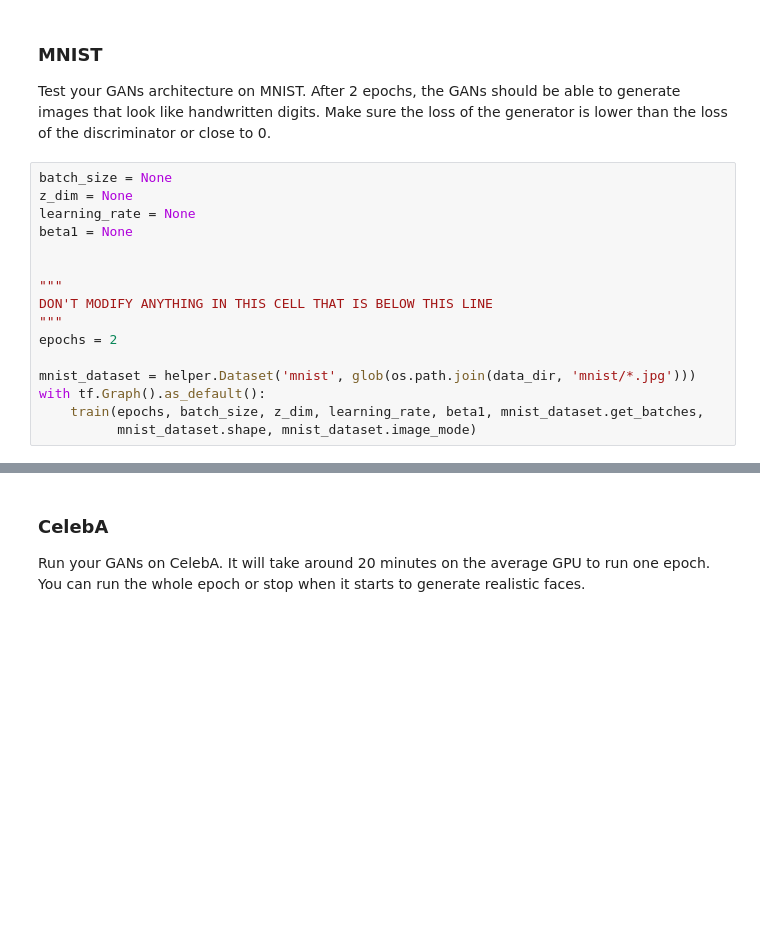
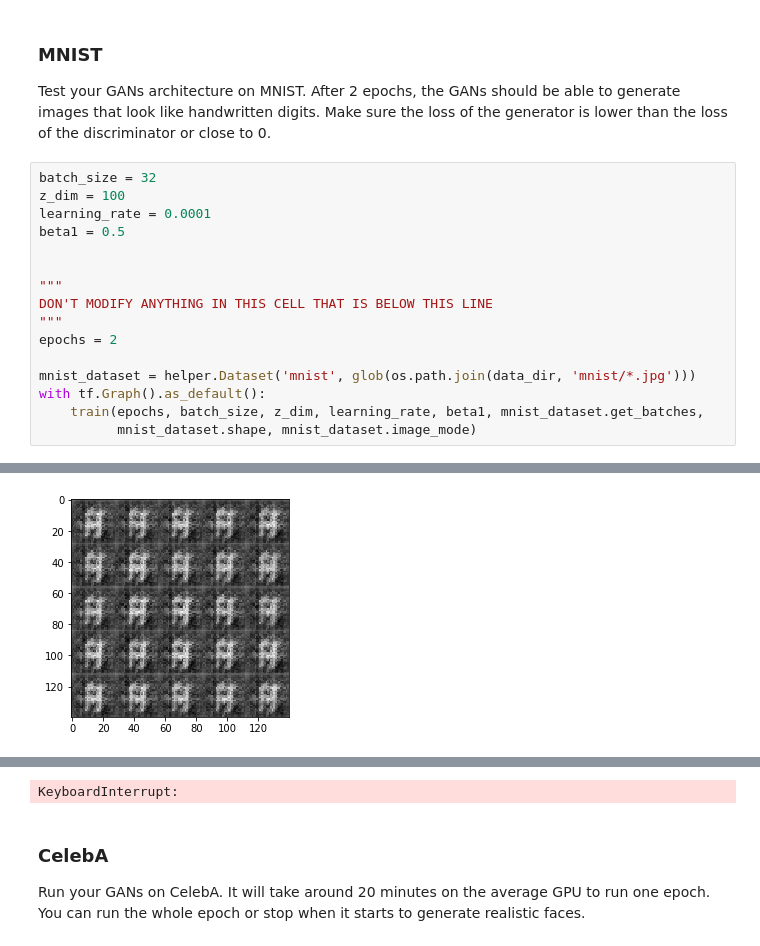
Before and after one commit to rizwaan/deep-learning, a Jupyter notebook: face_generation/dlnd_face_generation.ipynb, the cells around one changed output, grey strips where cells are left out. Saved outputs shown, nothing was run; the diff lists cells and outputs as text; blank space fills up the shorter version.

```diff
--- a/face_generation/dlnd_face_generation.ipynb
+++ b/face_generation/dlnd_face_generation.ipynb
@@ -397,10 +450,10 @@ def train(epoch_count, batch_size, z_dim, learning_rate, beta1, get_batches, dat
 ### MNIST
 Test your GANs architecture on MNIST.  After 2 epochs, the GANs should be able to generate images that look like handwritten digits.  Make sure the loss of the generator is lower than the loss of the discriminator or close to 0.
 # %%
-batch_size = None
-z_dim = None
-learning_rate = None
-beta1 = None
+batch_size = 32
+z_dim = 100
+learning_rate = 0.0001
+beta1 = 0.5
 
 
 """
@@ -412,3 +465,4 @@ mnist_dataset = helper.Dataset('mnist', glob(os.path.join(data_dir, 'mnist/*.jpg
 with tf.Graph().as_default():
     train(epochs, batch_size, z_dim, learning_rate, beta1, mnist_dataset.get_batches,
           mnist_dataset.shape, mnist_dataset.image_mode)
+# %% [output]
@@ -414,0 +479 @@ with tf.Graph().as_default():
+[figure, added]
@@ -415,3 +484,4 @@ with tf.Graph().as_default():
+KeyboardInterrupt:
 # %% [markdown]
 ### CelebA
 Run your GANs on CelebA.  It will take around 20 minutes on the average GPU to run one epoch.  You can run the whole epoch or stop when it starts to generate realistic faces.
```
Also changed, not shown: parts of 2 cells of this notebook.
